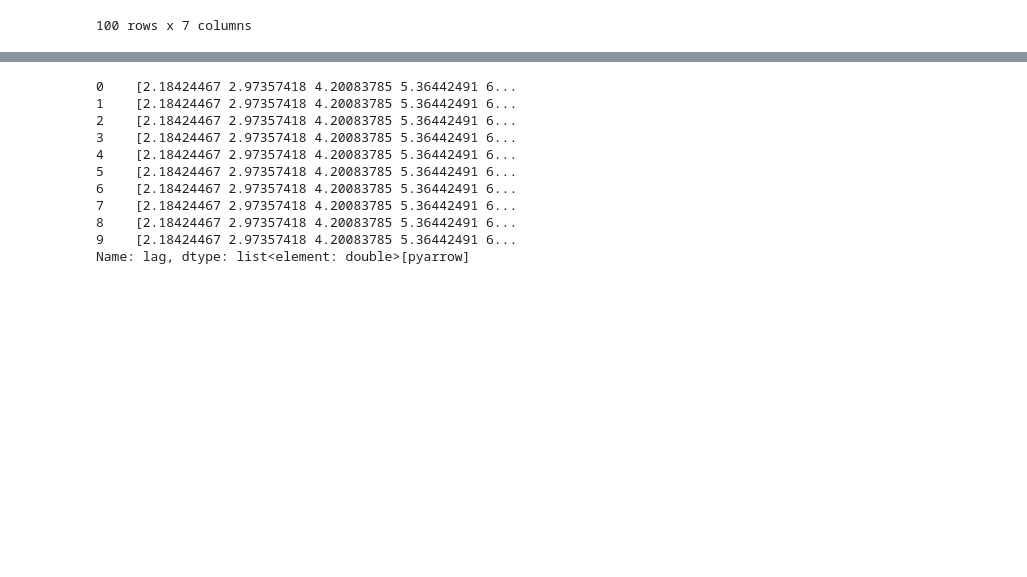
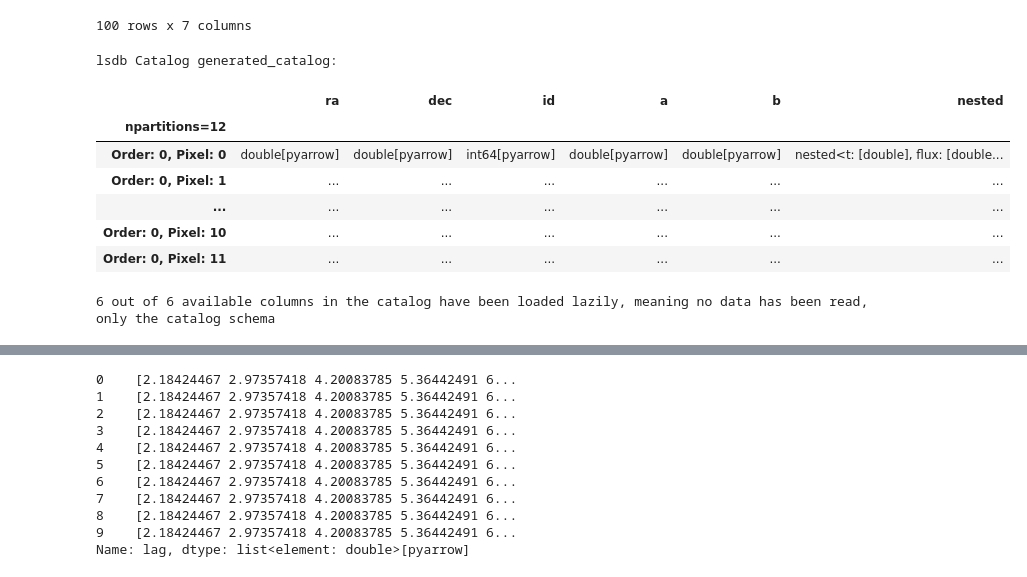
Before and after one commit to LSST-AGN-Variability/EzTaoX, a Jupyter notebook: docs/pre_executed/04_RunFromNested.ipynb, the cells around one changed output, grey strips where cells are left out. Cells and saved outputs as stored; diff of their text form; code cells hidden in the pictures; blank space fills up the shorter version.

```diff
--- a/docs/pre_executed/04_RunFromNested.ipynb
+++ b/docs/pre_executed/04_RunFromNested.ipynb
@@ -19,3 +20,16 @@ df
 | 4 | 4 | 0.866000 | 8.000000 | 0.000000 | 0.100000 | [2.1842446730521603, 2.9735741775... | time band mag 0.0 0 19.738477 +11... |
 | ... | ... | ... | ... | ... | ... | ... |
 100 rows x 7 columns
+# %%
+test_cat = lsdb.generate_catalog(len(df), 0)
+test_cat
+# %% [output]
+lsdb Catalog generated_catalog:
+|  | ra | dec | id | a | b | nested |
+| npartitions=12 |  |  |  |  |  |  |
+| Order: 0, Pixel: 0 | double[pyarrow] | double[pyarrow] | int64[pyarrow] | double[pyarrow] | double[pyarrow] | nested<t: [double], flux: [double... |
+| Order: 0, Pixel: 1 | ... | ... | ... | ... | ... | ... |
+| ... | ... | ... | ... | ... | ... | ... |
+| Order: 0, Pixel: 10 | ... | ... | ... | ... | ... | ... |
+| Order: 0, Pixel: 11 | ... | ... | ... | ... | ... | ... |
+6 out of 6 available columns in the catalog have been loaded lazily, meaning no data has been read, only the catalog schema
```
Also changed, not shown: parts of 7 cells of this notebook.
